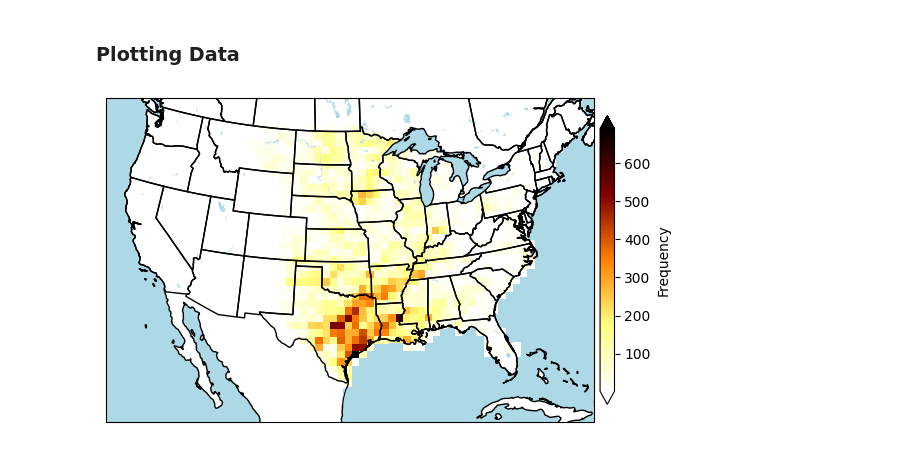
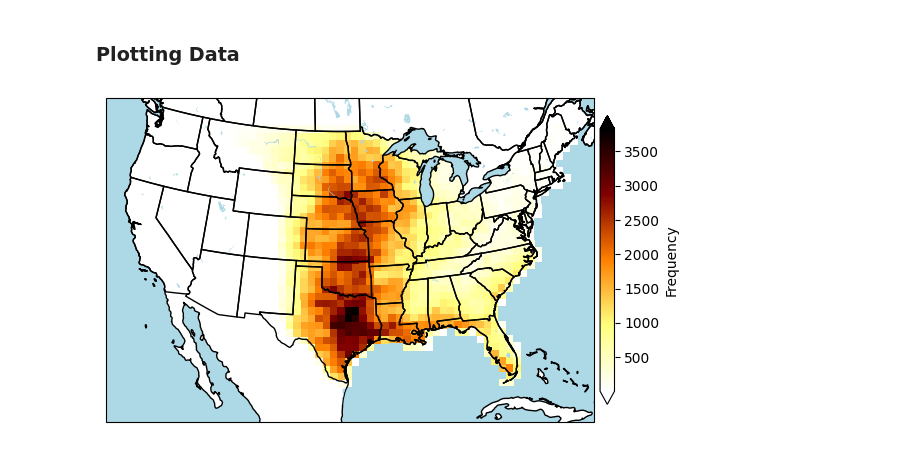
Before and after one commit to jcorner1/SYN_SERV, a Jupyter notebook: Code/Regridding_WRFBCC_Data.ipynb, the cells around one changed output. Cells and saved outputs as stored; diff of their text form; code cells hidden in the pictures.

```diff
--- a/Code/Regridding_WRFBCC_Data.ipynb
+++ b/Code/Regridding_WRFBCC_Data.ipynb
@@ -73,5 +82,12 @@ def Data_Conv(ds):
+# %%
+def find_nearest(array, value):
+    array = np.asarray(array)
+    idx = (np.abs(array - value)).argmin()
+    return array[idx]
+
+new_copy, geog = Data_Conv(ds)
 # %%
 #threshold the files
-df_new = df[((df['DBZ'] >= 40.0) & (df['UH'] >= 35.0))]
+df_new = df[((df['DBZ'] >= 40.0) & (df['UVV'] >= 18.0))]
 print(f'amount of rows removed from dataframe: {len(df) - len(df_new)}')
 # %% [output]
@@ -78,0 +95,15 @@ amount of rows removed from dataframe: 3150460
+# %%
+lats = []
+lons = []
+
+#iterate through each row of the dataframe to and add one for each instance
+for rid, row in df_new.iterrows():
+
+    #find closest lat/long from the coarsened array to the dataframe.
+    #NOTE: must flatten the array into 1 dim to work properly
+    lats.append(find_nearest(new_copy.lat.values.flatten(), geog.CLAT.values[0,row.y,row.x]))
+    lons.append(find_nearest(new_copy.lon.values.flatten(), geog.CLONG.values[0,row.y,row.x]))
+
+#append the lat/long values
+df_new['coarse_lat'] = lats
+df_new['coarse_lon'] = lons
@@ -79,6 +124,7 @@ amount of rows removed from dataframe: 3150460
 # %%
 zeros = np.zeros((899,1399))
 
+#iterate through
 for rid, row in df_new.iterrows():
     zeros[row['y'], row['x']] = zeros[row['y'], row['x']] + 1
 
@@ -86,30 +132,30 @@ zeros[zeros == 0.0] = np.nan
 
 ds = ds_copy.assign(UP_HELI_MAX = (('south_north', 'west_east'), zeros))
 
-ds_cor = Data_Conv(ds)
+ds_cor, geog = Data_Conv(ds)
 # %% [markdown]
 ### Plotting Data
 # %%
 #Create a subplot
 plt.figure(figsize=(7.5,7.5))
 ax = plt.subplot(1,1,1, projection=ccrs.LambertConformal(central_longitude=-98, central_latitude=35))
 
 #create nans for the 0 data spots
 data = ds_cor.UP_HELI_MAX.values
 data[data==0] = np.nan
 c = ax.pcolormesh(ds_cor.lon.values, ds_cor.lat.values, data, cmap='afmhot_r', transform=cartopy.crs.PlateCarree(), vmax=int(np.nanmax(data)))
 
 #add features to help reference map
 ax.add_feature(cartopy.feature.STATES, zorder=2)
 ax.add_feature(cartopy.feature.COASTLINE)
 ax.add_feature(cartopy.feature.LAND, facecolor='white')
 ax.add_feature(cartopy.feature.OCEAN, facecolor='lightblue')
 ax.add_feature(cartopy.feature.LAKES, facecolor='lightblue')
 ax.set_extent([-120, -74, 20, 50])
 
 #create colorbar
-cbar = plt.colorbar(c, shrink=0.5, pad=0.01, extend='both', ticks=list(range(0, 701, 100)), ax=ax)
+cbar = plt.colorbar(c, shrink=0.5, pad=0.01, extend='both', ticks=list(range(0, int(np.nanmax(data)), 500)), ax=ax)
 cbar.ax.tick_params(labelsize=10)
 cbar.set_label(label='Frequency', size=10)
 # %% [output]
-[figure, old version]
+[figure, new version]
```
Also changed, not shown: parts of 5 cells of this notebook, 4 other files.
